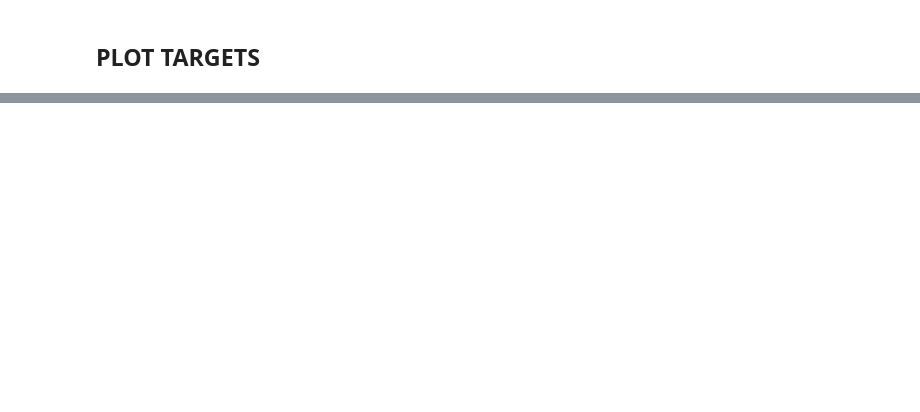
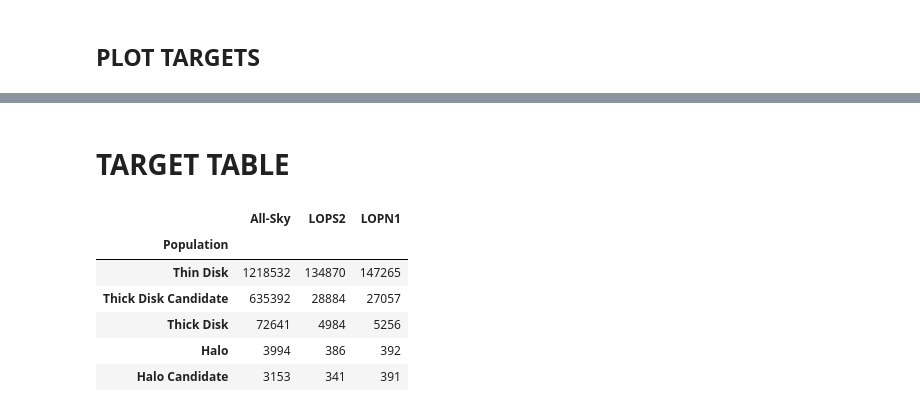
Before and after one commit to ChrisBoettner/plato, a Jupyter notebook: notebooks/03_plato_fields.ipynb, the cells around one changed output, grey strips where cells are left out. Drawn from its saved outputs; the diff is of its cells as text; code cells hidden in the pictures; blank space fills up the shorter version.

```diff
--- a/notebooks/03_plato_fields.ipynb
+++ b/notebooks/03_plato_fields.ipynb
@@ -36,3 +21,16 @@ target_coords = SkyCoord(
+# %%
+all_sky = pd.read_csv("../data/processed/all_sky_targets.csv")
+LOPS2 = pd.read_csv(f"../data/processed/LOPS2_targets.csv")
+LOPN1 = pd.read_csv(f"../data/processed/LOPN1_targets.csv")
+
+all_sky["Field"] = "All-Sky"
+all_sky["n_cameras"] = 0
+LOPS2["Field"] = "LOPS2"
+LOPN1["Field"] = "LOPN1"
+
+all_sky = all_sky[~all_sky["gaiaID_DR3"].isin(LOPS2["gaiaID_DR3"])]
+all_sky = all_sky[~all_sky["gaiaID_DR3"].isin(LOPN1["gaiaID_DR3"])]
+data = pd.concat([all_sky, LOPS2, LOPN1])
 # %% [markdown]
 ## PLOT TARGETS
 # %%
@@ -79,0 +142,15 @@ for i, population in enumerate(["Halo", "Thick Disk", "Thin Disk"]):
+# %% [markdown]
+# TARGET TABLE
+# %%
+target_counts = [df["Population"].value_counts() for df in [all_sky, LOPS2, LOPN1]]
+# combine into one dataframe with field as index
+target_counts = pd.concat(target_counts, axis=1, keys=["All-Sky", "LOPS2", "LOPN1"])
+target_counts
+# %% [output]
+|  | All-Sky | LOPS2 | LOPN1 |
+| Population |  |  |  |
+| Thin Disk | 1218532 | 134870 | 147265 |
+| Thick Disk Candidate | 635392 | 28884 | 27057 |
+| Thick Disk | 72641 | 4984 | 5256 |
+| Halo | 3994 | 386 | 392 |
+| Halo Candidate | 3153 | 341 | 391 |
```
Also changed, not shown: parts of 10 cells of this notebook, 12 other files.
